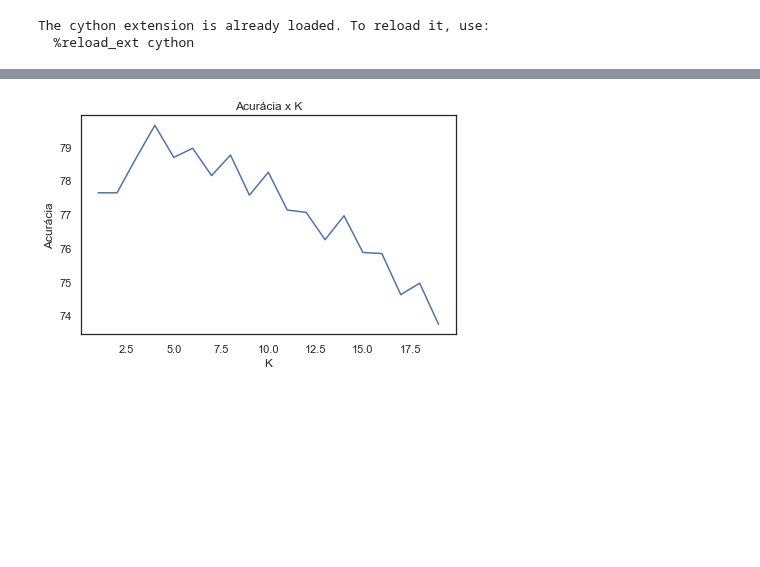
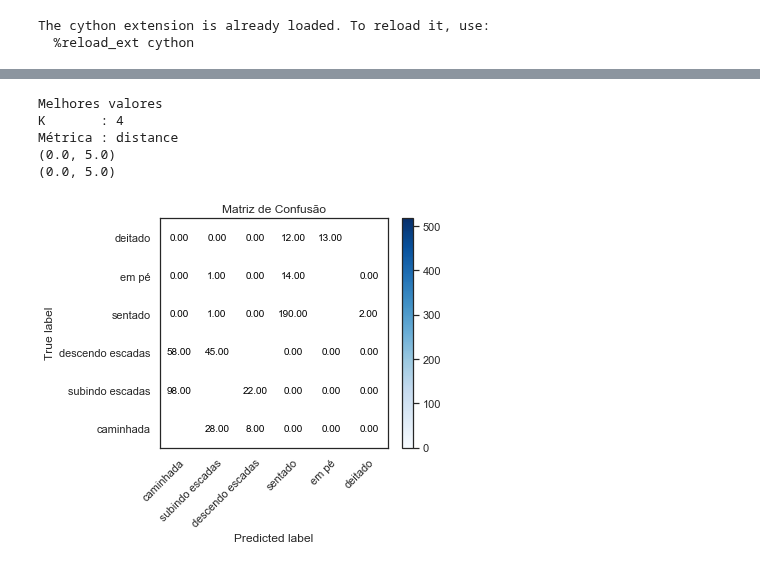
Before and after one commit to rdenadai/ia006c, a Jupyter notebook: notebooks/EFC02/EFC02.ipynb, the cells around one changed output, grey strips where cells are left out. Cells and saved outputs as stored; diff of their text form; code cells hidden in the pictures; blank space fills up the shorter version.

```diff
--- a/notebooks/EFC02/EFC02.ipynb
+++ b/notebooks/EFC02/EFC02.ipynb
@@ -915,8 +917,17 @@ class KNeighborsClassifierImpl:
         return np.array(y_pred)
 # %%
+best_acc, best_k, best_m = 0, 1, "uniform"
 ACC = []
-for k in range(1, 20):
-    knn = KNeighborsClassifierImpl(k=k, metric="distance")
-    knn.fit(x_har_train[:250], y_har_train[:250])
-    acc = np.sum(y_har_test == knn.predict(x_har_test)) / len(x_har_test)
-    ACC.append(np.round(acc * 100, 2))
+for k in range(1, 21):
+    for metric in ["uniform", "distance"]:
+        # start = time.time()
+        knn = KNeighborsClassifierImpl(k=k, metric=metric)
+        knn.fit(x_har_train[:250], y_har_train[:250])
+        acc = np.sum(y_har_test == knn.predict(x_har_test)) / len(x_har_test)
+        acc = np.round(acc * 100, 2)
+        ACC.append(acc)
+        if acc > best_acc:
+            best_k = k
+            best_m = metric
+            best_acc = acc
+        # print(time.time() - start)
@@ -923,9 +952,51 @@ for k in range(1, 20):
-# %%
-plt.title("Acurácia x K")
-plt.plot(range(1, 20), ACC)
-plt.xlabel("K")
-plt.ylabel("Acurácia")
-plt.tight_layout()
-plt.show()
-# %% [output]
-[figure, removed]
+# %%
+print(f"Melhores valores")
+print(f"K       : {best_k}")
+print(f"Métrica : {best_m}")
+
+knn = KNeighborsClassifierImpl(k=best_k, metric=best_m)
+knn.fit(x_har_train[:250], y_har_train[:250])
+y_har_pred = knn.predict(x_har_test)
+cfm = confusion_matrix(y_har_test, y_har_pred)
+
+
+labels = ["caminhada", "subindo escadas", "descendo escadas", "sentado", "em pé", "deitado"]
+plt.figure(figsize=(10, 5))
+im = plt.imshow(cfm, interpolation='nearest', cmap=plt.cm.Blues)
+ax = plt.subplot(1, 2, 1)
+ax.figure.colorbar(im, ax=ax)
+ax.set(xticks=np.arange(cfm.shape[1]),
+       yticks=np.arange(cfm.shape[0]),
+       # ... and label them with the respective list entries
+       xticklabels=labels, yticklabels=labels,
+       title="Matriz de Confusão",
+       ylabel='True label',
+       xlabel='Predicted label')
+# Rotate the tick labels and set their alignment.
+plt.setp(ax.get_xticklabels(), rotation=45, ha="right", rotation_mode="anchor")
+# Loop over data dimensions and create text annotations.
+thresh = cfm.max() / 2.
+for i in range(cfm.shape[0]):
+    for j in range(cfm.shape[1]):
+        ax.text(j, i, format(cfm[i, j], '.2f'),
+                ha="center", va="center",
+                color="white" if cfm[i, j] > thresh else "black")
+print(ax.get_xlim())
+print(ax.get_ylim())
+ax.set_xlim(-0.5, 5.5)
+ax.set_ylim(-0.5, 5.5)
+
+# plt.figure(figsize=(10, 5))
+# plt.title("Acurácia x K")
+# plt.plot(range(1, 21), ACC)
+# plt.xlabel("K")
+# plt.ylabel("Acurácia")
+plt.tight_layout()
+plt.show()
+# %% [output]
+Melhores valores
+K       : 4
+Métrica : distance
+(0.0, 5.0)
+(0.0, 5.0)
+[figure, added]
```
Also changed, not shown: parts of 3 cells of this notebook.
